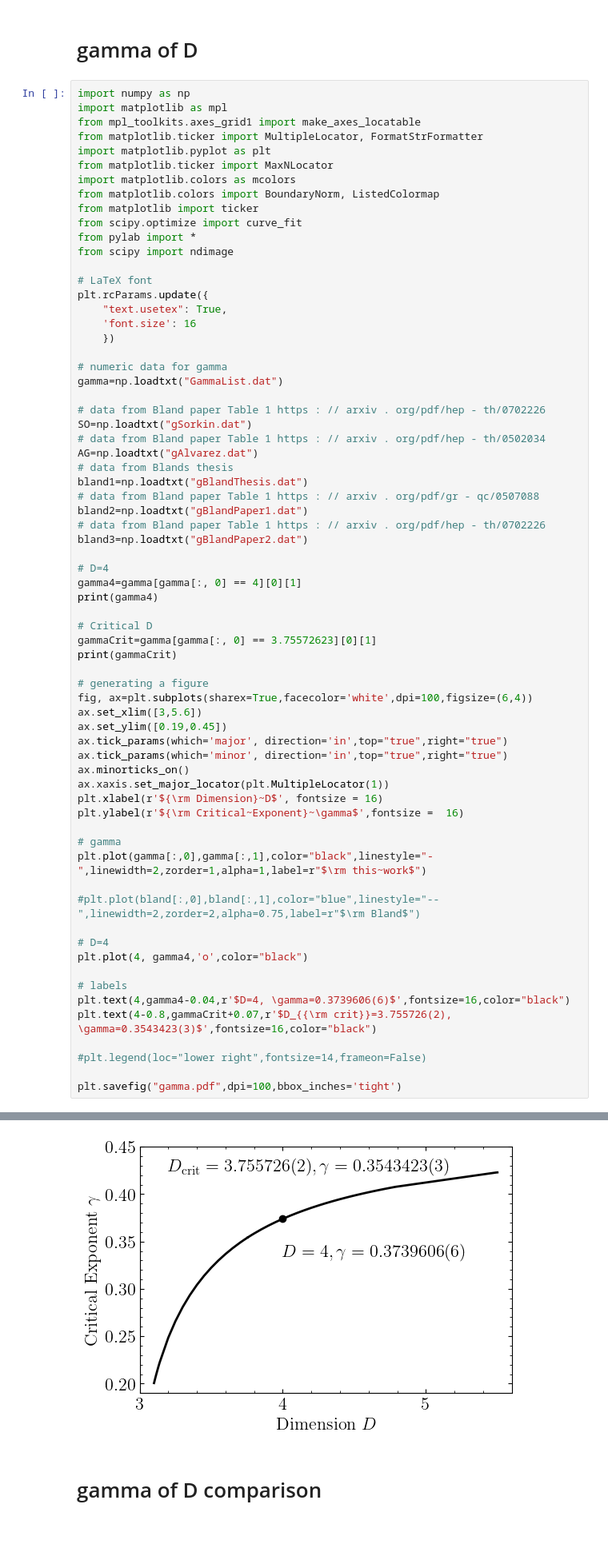
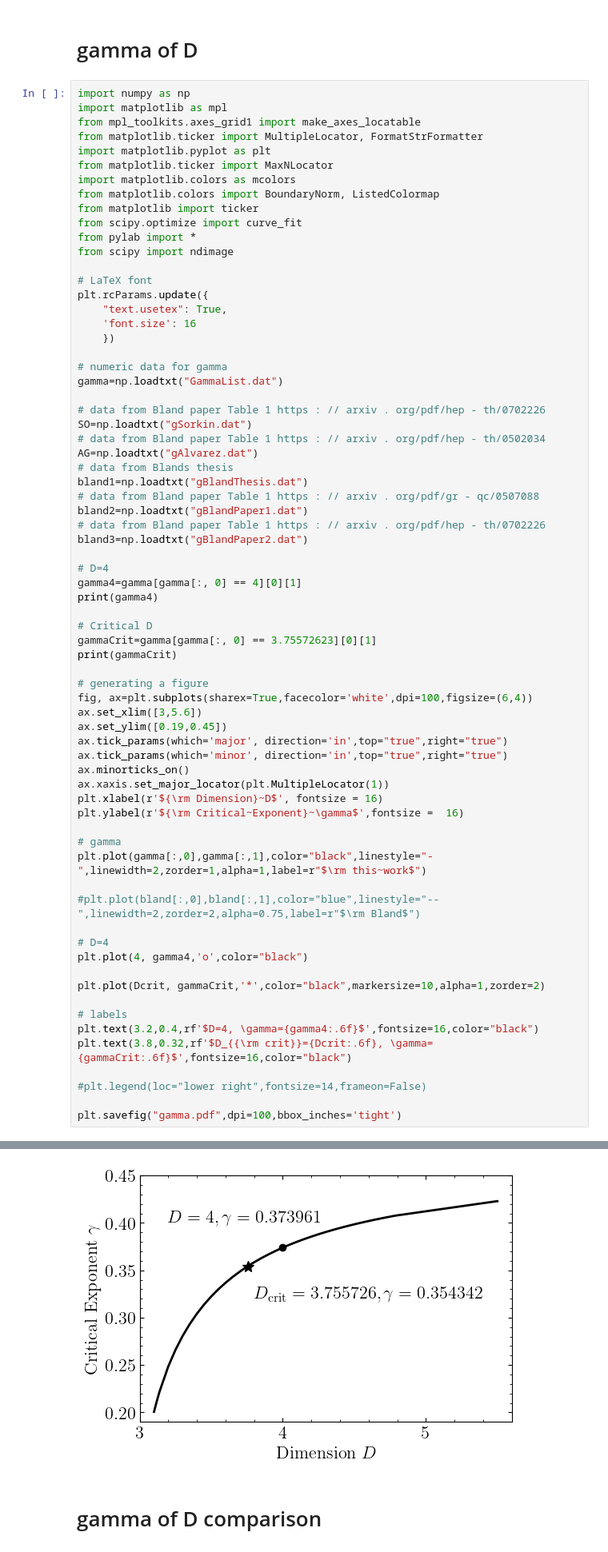
Before and after one commit to EckerChristian/CriticalSpacetimeCrystal, a Jupyter notebook: plots/plots.ipynb, the cells around one changed output, grey strips where cells are left out. Shown at 80% size. Drawn from its saved outputs; the diff is of its cells as text.

```diff
--- a/plots/plots.ipynb
+++ b/plots/plots.ipynb
@@ -236,36 +237,38 @@ print(gamma4)
 gammaCrit=gamma[gamma[:, 0] == 3.75572623][0][1]
 print(gammaCrit)
 
 # generating a figure
 fig, ax=plt.subplots(sharex=True,facecolor='white',dpi=100,figsize=(6,4))
 ax.set_xlim([3,5.6])
 ax.set_ylim([0.19,0.45])
 ax.tick_params(which='major', direction='in',top="true",right="true")
 ax.tick_params(which='minor', direction='in',top="true",right="true")
 ax.minorticks_on()
 ax.xaxis.set_major_locator(plt.MultipleLocator(1))
 plt.xlabel(r'${\rm Dimension}~D$', fontsize = 16)
 plt.ylabel(r'${\rm Critical~Exponent}~\gamma$',fontsize =  16)
 
 # gamma
 plt.plot(gamma[:,0],gamma[:,1],color="black",linestyle="-",linewidth=2,zorder=1,alpha=1,label=r"$\rm this~work$")
 
 #plt.plot(bland[:,0],bland[:,1],color="blue",linestyle="--",linewidth=2,zorder=2,alpha=0.75,label=r"$\rm Bland$")
 
 # D=4
 plt.plot(4, gamma4,'o',color="black")
 
+plt.plot(Dcrit, gammaCrit,'*',color="black",markersize=10,alpha=1,zorder=2)
+
 # labels
-plt.text(4,gamma4-0.04,r'$D=4, \gamma=0.3739606(6)$',fontsize=16,color="black")
-plt.text(4-0.8,gammaCrit+0.07,r'$D_{{\rm crit}}=3.755726(2), \gamma=0.3543423(3)$',fontsize=16,color="black")
+plt.text(3.2,0.4,rf'$D=4, \gamma={gamma4:.6f}$',fontsize=16,color="black")
+plt.text(3.8,0.32,rf'$D_{{\rm crit}}={Dcrit:.6f}, \gamma={gammaCrit:.6f}$',fontsize=16,color="black")
 
 #plt.legend(loc="lower right",fontsize=14,frameon=False)
 
 plt.savefig("gamma.pdf",dpi=100,bbox_inches='tight')
 # %% [output]
 0.3739606640604697
 0.3543423330020213
-[figure, old version]
+[figure, new version]
 # %% [markdown]
 # gamma of D comparison
 # %%
```
Also changed, not shown: parts of 6 cells of this notebook.
